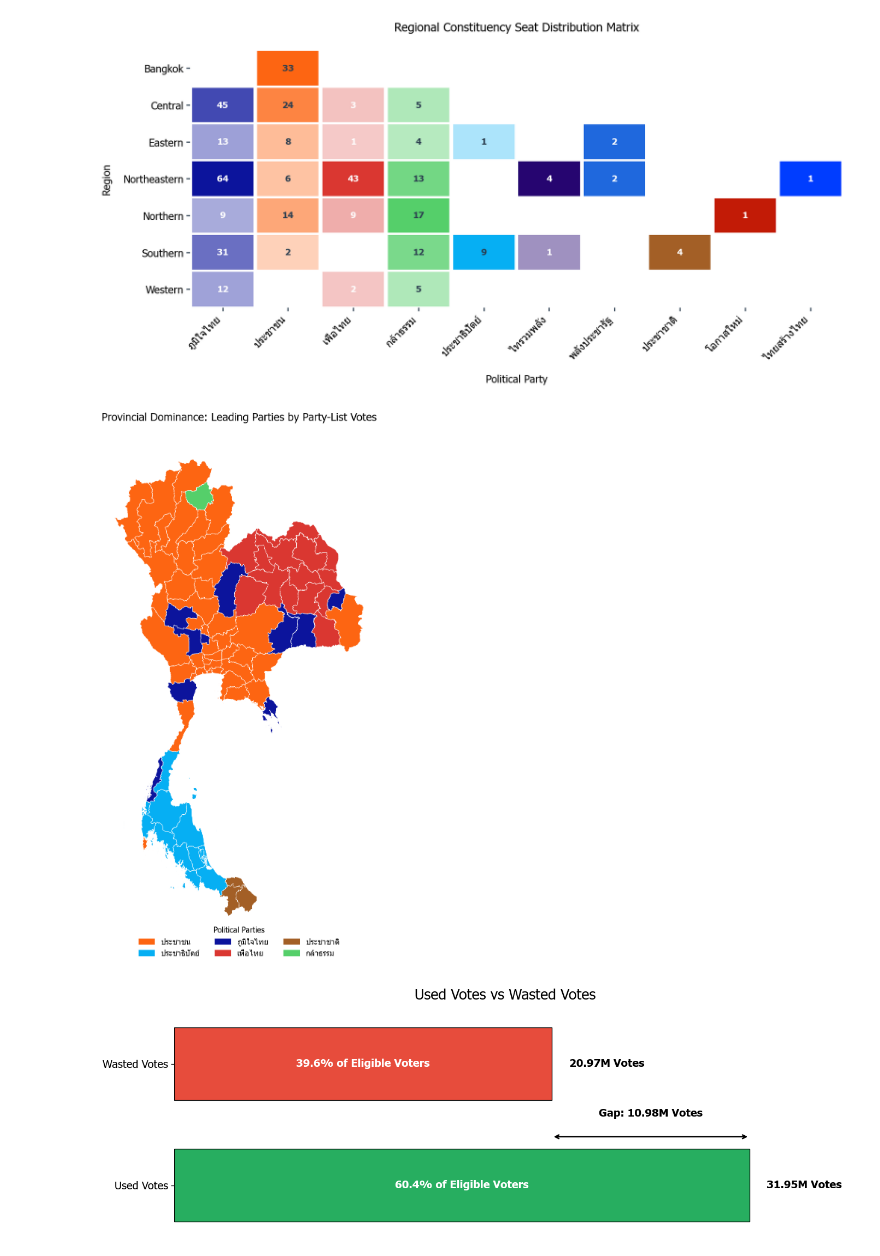
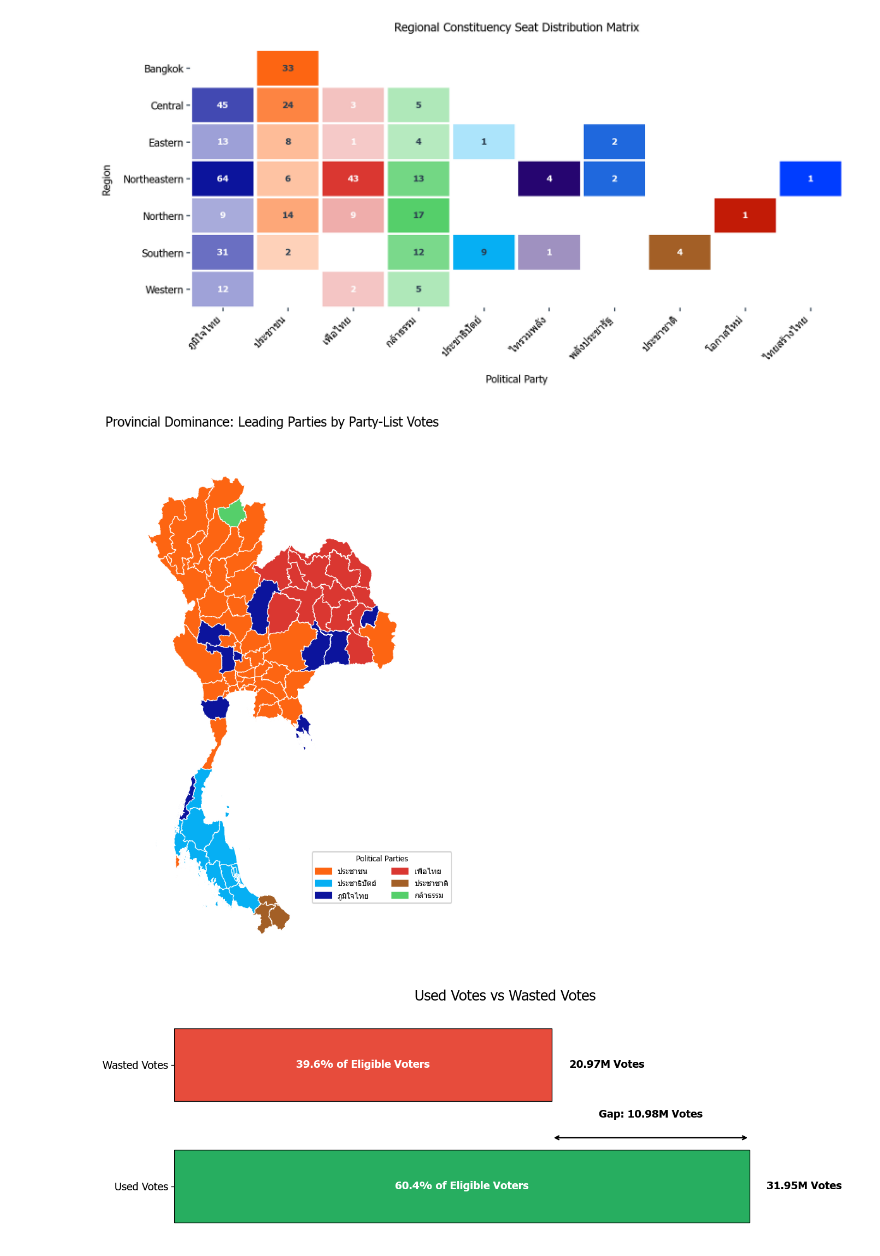
Before and after one commit to Gorszet/DADS5001_Election_2569, a Jupyter notebook: election_analysis69.ipynb, the cells around one changed output. Saved outputs shown, nothing was run; the diff lists cells and outputs as text; code cells hidden in the pictures.

```diff
--- a/election_analysis69.ipynb
+++ b/election_analysis69.ipynb
@@ -693,40 +693,40 @@ prov_mapping = {
     'Suphan Buri': 'สุพรรณบุรี', 'Surat Thani': 'สุราษฎร์ธานี', 'Surin': 'สุรินทร์',
     'Tak': 'ตาก', 'Trang': 'ตรัง', 'Trat': 'ตราด',
     'Ubon Ratchathani': 'อุบลราชธานี', 'Udon Thani': 'อุดรธานี', 'Uthai Thani': 'อุทัยธานี',
     'Uttaradit': 'อุตรดิตถ์', 'Yala': 'ยะลา', 'Yasothon': 'ยโสธร'
 }
 
 possible_cols = ['name', 'NAME_1', 'provinces', 'PROV_NAMT', 'th_name']
 map_join_col = next((col for col in possible_cols if col in th_map.columns), th_map.columns[0])
 th_map['clean_map_province'] = th_map[map_join_col].apply(lambda x: prov_mapping.get(x.strip(), x.strip()))
 
 merged_map = th_map.merge(df_prov_winner, left_on='clean_map_province', right_on='province', how='left')
 
 plt.rcParams['figure.dpi'] = 150
 plt.rcParams['font.family'] = 'Tahoma'
 
-fig, ax = plt.subplots(1, 1, figsize=(8, 10), facecolor='#ffffff')
+fig, ax = plt.subplots(1, 1, figsize=(4,6), facecolor='#ffffff')
 merged_map.plot(color=merged_map['color'].fillna('#f0f3f4'), edgecolor='white', linewidth=0.5, ax=ax)
 plt.title("Provincial Dominance: Leading Parties by Party-List Votes",
-          fontsize=14, pad=20, x=0.5, loc='center')
+          fontsize=10, pad=20, x=0.5, loc='center')
 
 ax.axis('off')
 
 winning_parties = df_prov_winner.sort_values('party_list_vote', ascending=False)['party_name'].unique()
 legend_patches = [mpatches.Patch(color=party_colors.get(p, '#bdc3c7'), label=p) for p in winning_parties]
 
 ax.legend(handles=legend_patches, loc='lower center',
-          bbox_to_anchor=(0.5, -0.05),
-          ncol=3,
+          bbox_to_anchor=(0.9, 0.1),
+          ncol=2,
           title='Political Parties',
-          title_fontproperties={'size': 10},
-          fontsize=10, frameon=False)
+          title_fontproperties={'size': 6},
+          fontsize=6, frameon=True)
 
 plt.tight_layout()
 plt.savefig('1.7 provincial dominance.png', dpi=200, bbox_inches='tight', pad_inches=0.2)
 plt.show()
 # %% [output]
-[figure, old version]
+[figure, new version]
 # %%
 # used votes vs wates vote
 valid_total = total_valid
```
Also changed, not shown: 1 other file.
